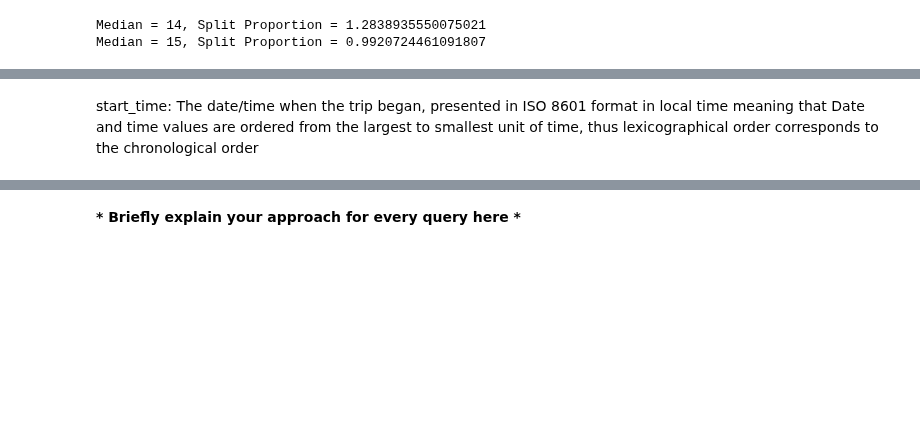
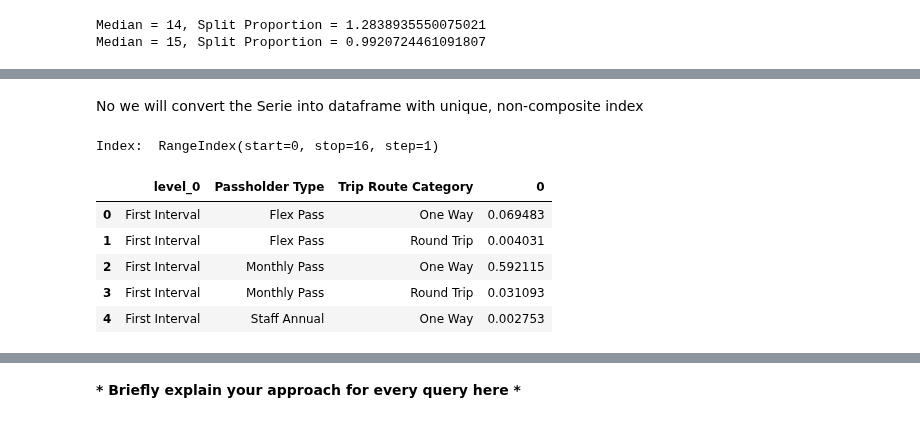
Before and after one commit to Apiquet/ADA_EPFL, a Jupyter notebook: ADA2018-Homework-master/01 - Pandas and Data Wrangling/Exercise 1.ipynb, the cells around one changed output, grey strips where cells are left out. Cells and saved outputs as stored; diff of their text form; code cells hidden in the pictures; blank space fills up the shorter version.

```diff
--- a/ADA2018-Homework-master/01 - Pandas and Data Wrangling/Exercise 1.ipynb
+++ b/ADA2018-Homework-master/01 - Pandas and Data Wrangling/Exercise 1.ipynb
@@ -810,0 +798,5 @@ groups
+# %%
+#group trips by interval of the day(before or after median), Passholder type and Route Category
+#And determine number of trips for each group (16 in total)
+trips_grouped_interval = bike_share_trip.groupby([lambda x: before_median(15, x), 'Passholder Type', 'Trip Route Category']).size()
+trips_grouped_interval
@@ -811,5 +826,6 @@ groups
 # %%
-groups_proportion = groups.groupby(level=0).apply(lambda x:
+#determining proportion of trips grouped by passholder type and trip route category for each trip
+trips_grouped_interval_proportion = trips_grouped_interval.groupby(level=0).apply(lambda x:
                                                  x / float(x.sum()))
 #groups_proportion.set_index('Start Time')
-groups_proportion
+trips_grouped_interval_proportion
@@ -816,3 +851,19 @@ groups_proportion
-# %% [markdown]
-start_time: The date/time when the trip began, presented in ISO 8601 format in local time
-meaning that Date and time values are ordered from the largest to smallest unit of time, thus lexicographical order corresponds to the chronological order
+# %% [markdown]
+<p>No we will convert the Serie into dataframe with unique, non-composite index</p>
+# %%
+#Convert Series into Data Frame
+df_trips_grouped_interval_proportion = trips_grouped_interval_proportion.to_frame()
+#Reset index
+df_trips_grouped_interval_proportion.reset_index(inplace=True)
+#print index of data frame
+print("Index: ", df_trips_grouped_interval_proportion.index, '\n')
+#display first few rows of grouped trips
+df_trips_grouped_interval_proportion.head()
+# %% [output]
+Index:  RangeIndex(start=0, stop=16, step=1)
+|  | level_0 | Passholder Type | Trip Route Category | 0 |
+| 0 | First Interval | Flex Pass | One Way | 0.069483 |
+| 1 | First Interval | Flex Pass | Round Trip | 0.004031 |
+| 2 | First Interval | Monthly Pass | One Way | 0.592115 |
+| 3 | First Interval | Monthly Pass | Round Trip | 0.031093 |
+| 4 | First Interval | Staff Annual | One Way | 0.002753 |
```
Also changed, not shown: parts of 10 cells of this notebook.
